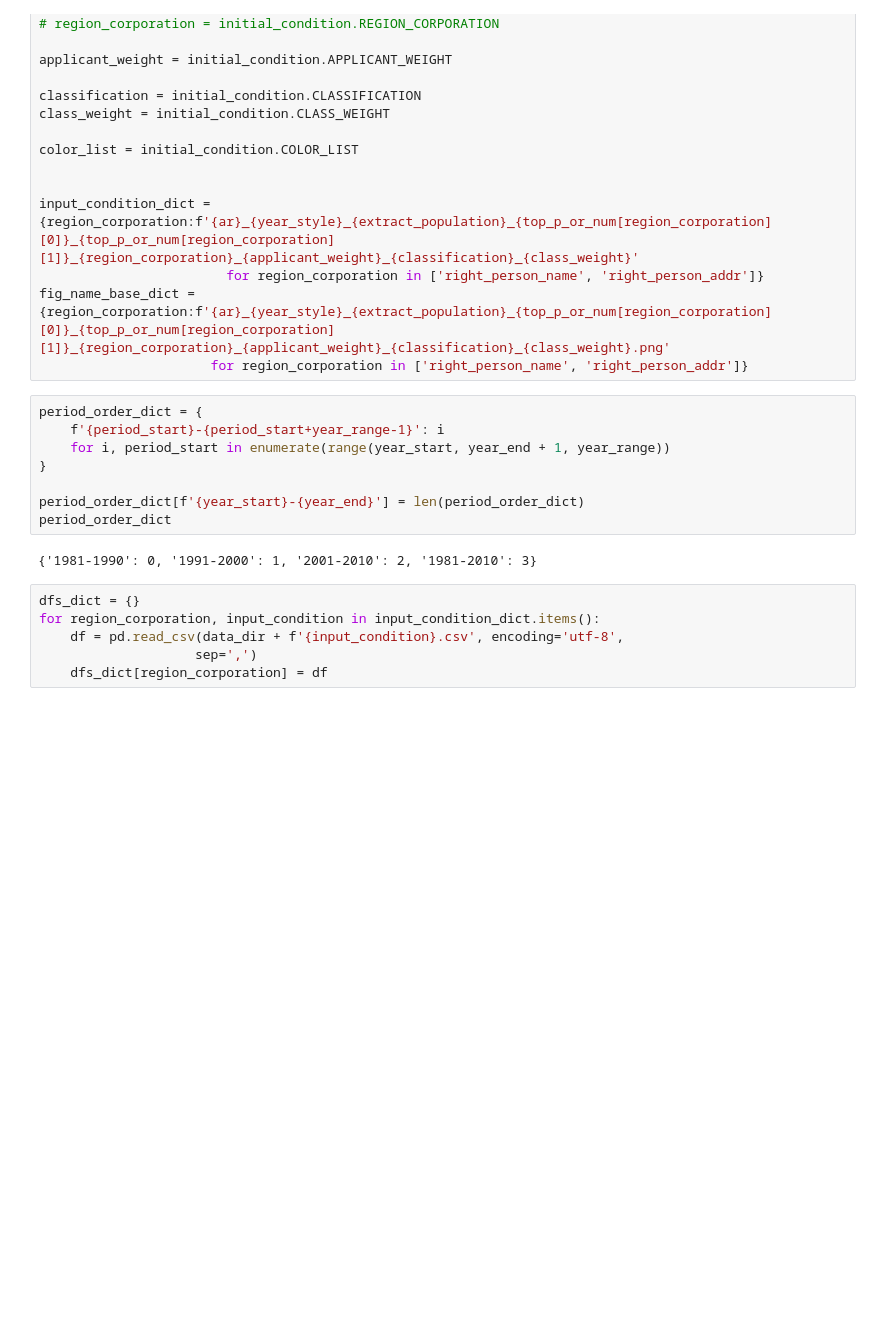
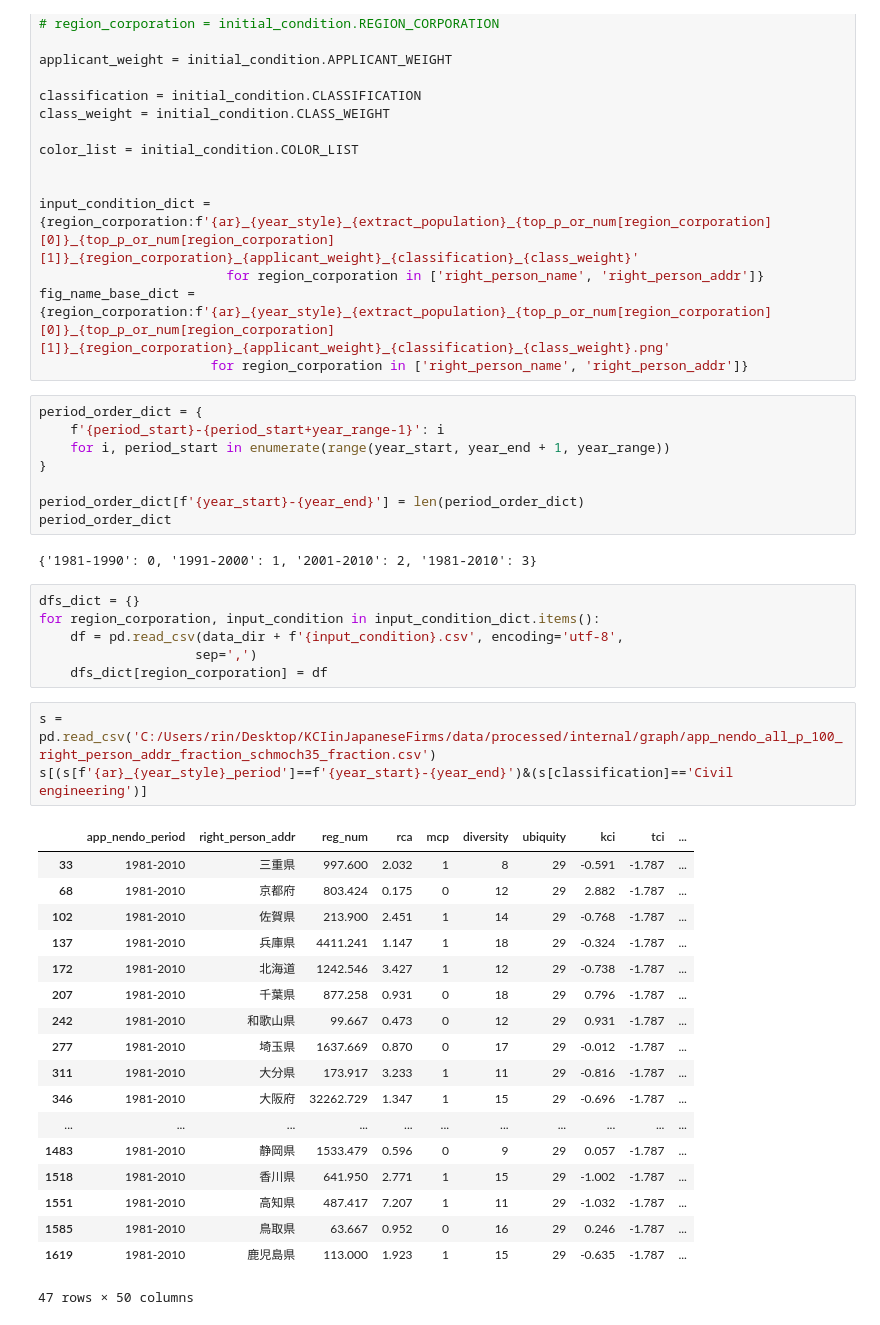
Before and after one commit to RintaroKARASHIMA/KCIinJapaneseFirms, a Jupyter notebook: notebooks/3_analysis/8_TechComparison_jp.ipynb, the cells around one changed output. Saved outputs shown, nothing was run; the diff lists cells and outputs as text; blank space fills up the shorter version.

```diff
--- a/notebooks/3_analysis/8_TechComparison_jp.ipynb
+++ b/notebooks/3_analysis/8_TechComparison_jp.ipynb
@@ -71,3 +71,25 @@ for region_corporation, input_condition in input_condition_dict.items():
     df = pd.read_csv(data_dir + f'{input_condition}.csv', encoding='utf-8',
                     sep=',')
     dfs_dict[region_corporation] = df
+# %%
+s = pd.read_csv('C:/Users/rin/Desktop/KCIinJapaneseFirms/data/processed/internal/graph/app_nendo_all_p_100_right_person_addr_fraction_schmoch35_fraction.csv')
+s[(s[f'{ar}_{year_style}_period']==f'{year_start}-{year_end}')&(s[classification]=='Civil engineering')]
+# %% [output]
+|  | app_nendo_period | right_person_addr | reg_num | rca | mcp | diversity | ubiquity | kci | tci | ... |
+| 33 | 1981-2010 | 三重県 | 997.600 | 2.032 | 1 | 8 | 29 | -0.591 | -1.787 | ... |
+| 68 | 1981-2010 | 京都府 | 803.424 | 0.175 | 0 | 12 | 29 | 2.882 | -1.787 | ... |
+| 102 | 1981-2010 | 佐賀県 | 213.900 | 2.451 | 1 | 14 | 29 | -0.768 | -1.787 | ... |
+| 137 | 1981-2010 | 兵庫県 | 4411.241 | 1.147 | 1 | 18 | 29 | -0.324 | -1.787 | ... |
+| 172 | 1981-2010 | 北海道 | 1242.546 | 3.427 | 1 | 12 | 29 | -0.738 | -1.787 | ... |
+| 207 | 1981-2010 | 千葉県 | 877.258 | 0.931 | 0 | 18 | 29 | 0.796 | -1.787 | ... |
+| 242 | 1981-2010 | 和歌山県 | 99.667 | 0.473 | 0 | 12 | 29 | 0.931 | -1.787 | ... |
+| 277 | 1981-2010 | 埼玉県 | 1637.669 | 0.870 | 0 | 17 | 29 | -0.012 | -1.787 | ... |
+| 311 | 1981-2010 | 大分県 | 173.917 | 3.233 | 1 | 11 | 29 | -0.816 | -1.787 | ... |
+| 346 | 1981-2010 | 大阪府 | 32262.729 | 1.347 | 1 | 15 | 29 | -0.696 | -1.787 | ... |
+| ... | ... | ... | ... | ... | ... | ... | ... | ... | ... | ... |
+| 1483 | 1981-2010 | 静岡県 | 1533.479 | 0.596 | 0 | 9 | 29 | 0.057 | -1.787 | ... |
+| 1518 | 1981-2010 | 香川県 | 641.950 | 2.771 | 1 | 15 | 29 | -1.002 | -1.787 | ... |
+| 1551 | 1981-2010 | 高知県 | 487.417 | 7.207 | 1 | 11 | 29 | -1.032 | -1.787 | ... |
+| 1585 | 1981-2010 | 鳥取県 | 63.667 | 0.952 | 0 | 16 | 29 | 0.246 | -1.787 | ... |
+| 1619 | 1981-2010 | 鹿児島県 | 113.000 | 1.923 | 1 | 15 | 29 | -0.635 | -1.787 | ... |
+47 rows × 50 columns
```
Also changed, not shown: parts of 6 cells of this notebook, 5 other files.
